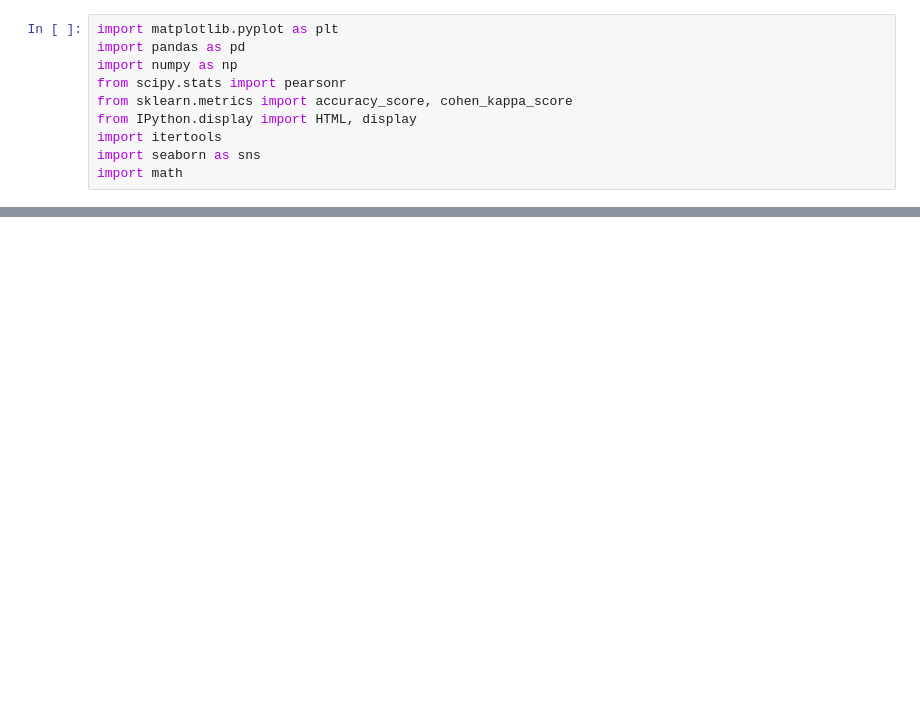
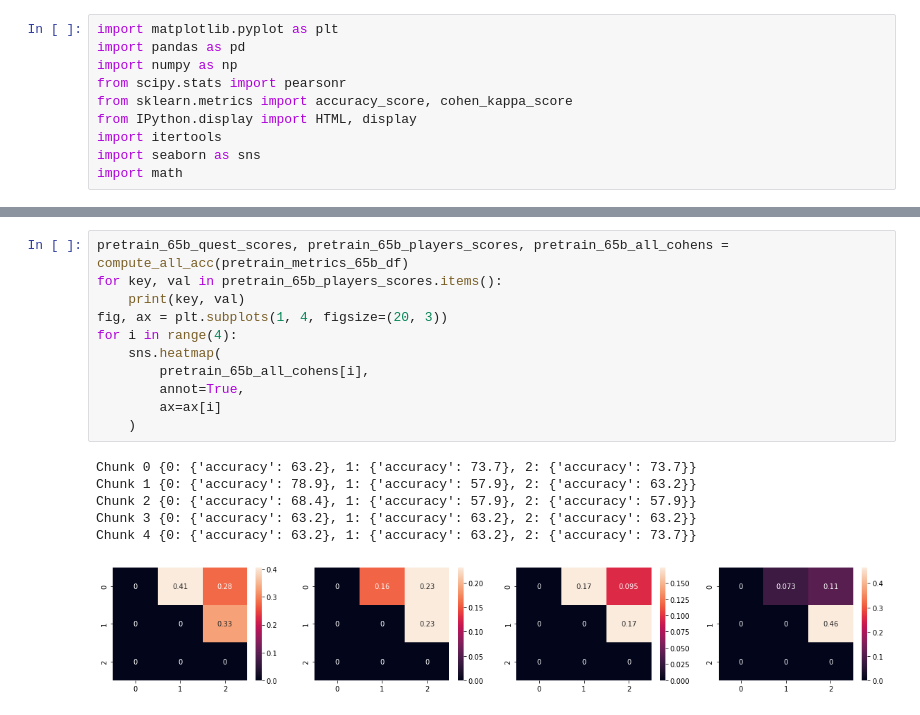
Before and after one commit to gpucce/llama, a Jupyter notebook: human_eval_study.ipynb, the cells around one changed output, grey strips where cells are left out. Cells and saved outputs as stored; diff of their text form; blank space fills up the shorter version.

```diff
--- a/human_eval_study.ipynb
+++ b/human_eval_study.ipynb
@@ -186,0 +239,18 @@ quest_4 (78.9, 73.7, 73.7, 52.6)
+# %%
+pretrain_65b_quest_scores, pretrain_65b_players_scores, pretrain_65b_all_cohens = compute_all_acc(pretrain_metrics_65b_df)
+for key, val in pretrain_65b_players_scores.items():
+    print(key, val)
+fig, ax = plt.subplots(1, 4, figsize=(20, 3))
+for i in range(4):
+    sns.heatmap(
+        pretrain_65b_all_cohens[i],
+        annot=True,
+        ax=ax[i]
+    )
+# %% [output]
+Chunk 0 {0: {'accuracy': 63.2}, 1: {'accuracy': 73.7}, 2: {'accuracy': 73.7}}
+Chunk 1 {0: {'accuracy': 78.9}, 1: {'accuracy': 57.9}, 2: {'accuracy': 63.2}}
+Chunk 2 {0: {'accuracy': 68.4}, 1: {'accuracy': 57.9}, 2: {'accuracy': 57.9}}
+Chunk 3 {0: {'accuracy': 63.2}, 1: {'accuracy': 63.2}, 2: {'accuracy': 63.2}}
+Chunk 4 {0: {'accuracy': 63.2}, 1: {'accuracy': 63.2}, 2: {'accuracy': 73.7}}
+[figure, added]
```
Also changed, not shown: parts of 14 cells of this notebook, 22 other files.
